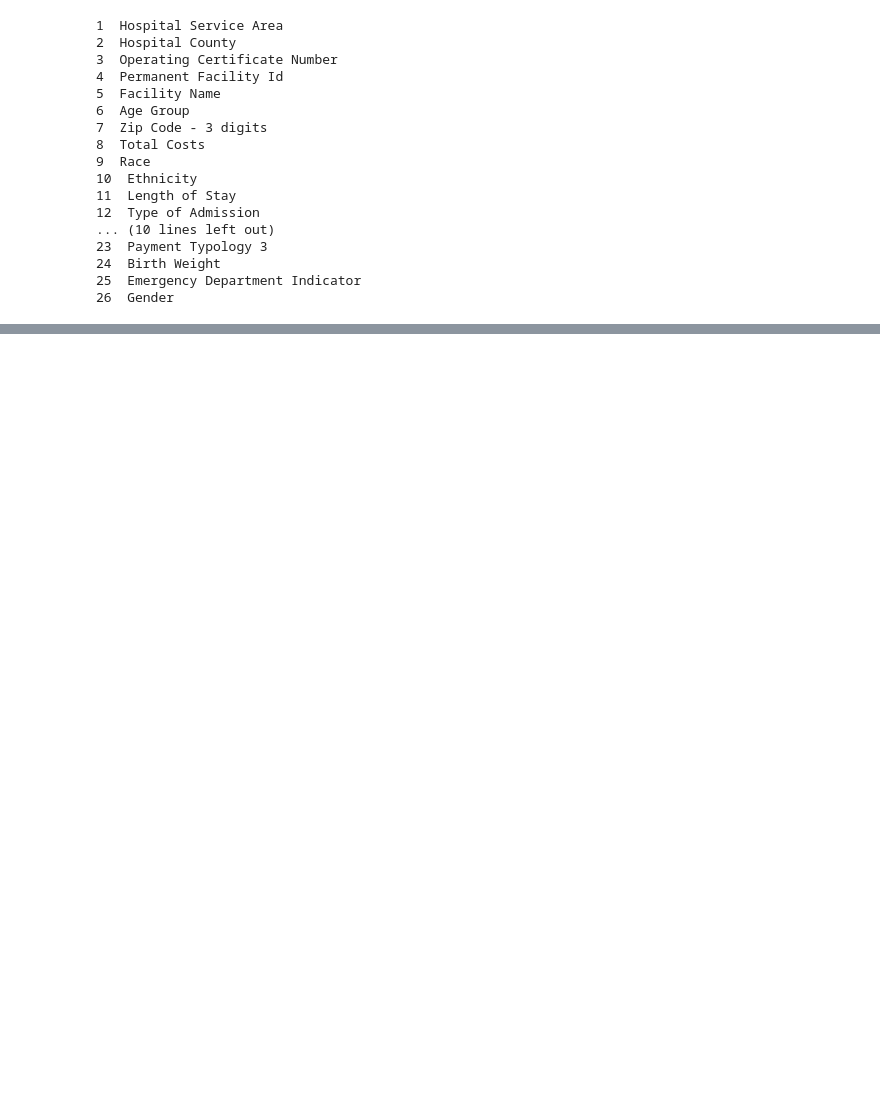
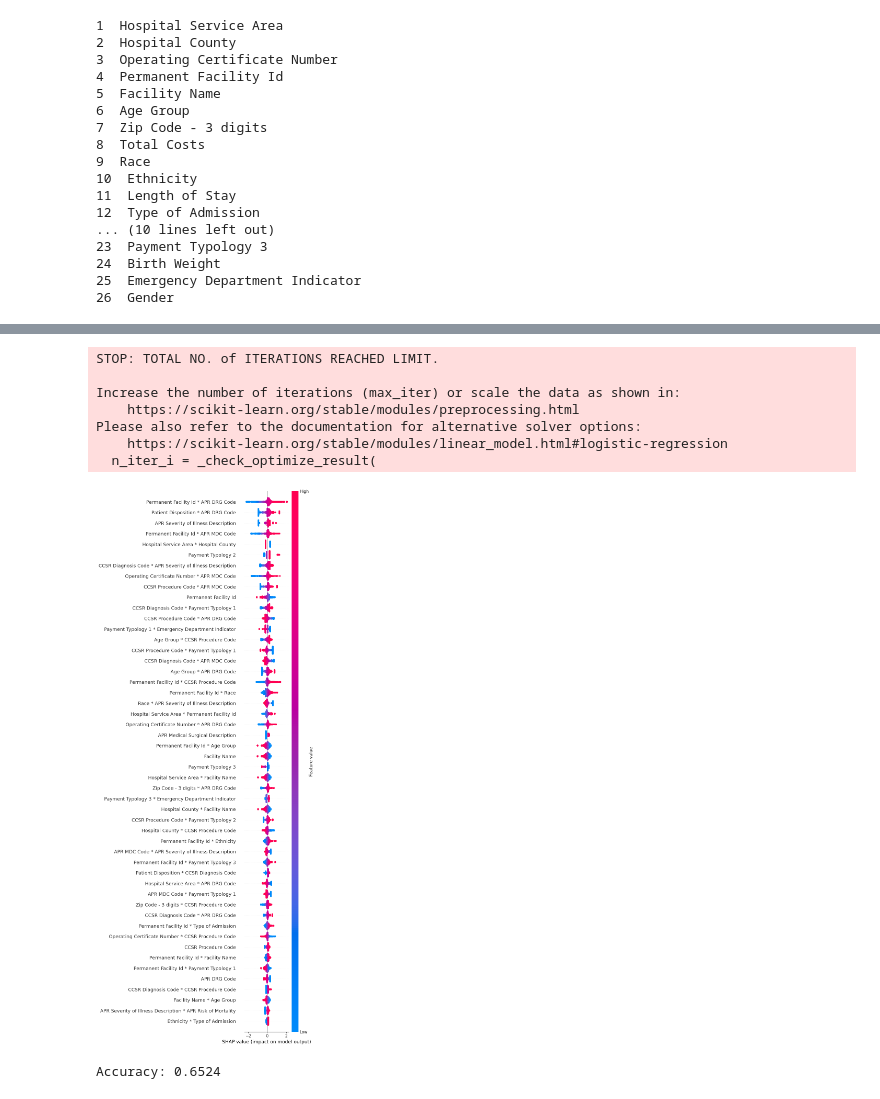
Before and after one commit to HemangSidana/COL-774-A1.2, a Jupyter notebook: anova.ipynb, the cells around one changed output, grey strips where cells are left out. Saved outputs shown, nothing was run; the diff lists cells and outputs as text; code cells hidden in the pictures; blank space fills up the shorter version.

```diff
--- a/anova.ipynb
+++ b/anova.ipynb
@@ -205,0 +174,64 @@ for index in selected_features:
+# %%
+import numpy as np
+
+def compute_target_encoding(X, y, cat_ind):
+    encoding_maps = {}
+    global_mean = np.mean(y)
+    for idx in cat_ind:
+        unique_values = np.unique(X[:, idx])
+        category_means = np.array([np.mean(y[X[:, idx] == value]) for value in unique_values])
+        category_counts = np.array([np.sum(X[:, idx] == value) for value in unique_values])
+
+        # Apply smoothing
+        alpha = 100  # Adjust as needed
+        smoothed_means = (category_means * category_counts + global_mean * alpha) / (category_counts + alpha)
+        encoding_maps[idx] = dict(zip(unique_values, smoothed_means))
+
+    return encoding_maps
+
+
+def apply_target_encoding(X, encoding_maps):
+    X_encoded = np.copy(X)
+    for idx, encoding_map in encoding_maps.items():
+        X_encoded[:, idx] = np.array([encoding_map.get(value, 0) for value in X[:, idx]])
+    return X_encoded
+
+# Compute target encoding for interaction features
+interaction_indices = list(range(X_interaction.shape[1]))
+encoding_maps = compute_target_encoding(X_interaction, Y, interaction_indices)
+X_encoded = apply_target_encoding(X_interaction, encoding_maps)
+# %%
+from sklearn.preprocessing import StandardScaler
+
+scaler = StandardScaler()
+X_standardized = scaler.fit_transform(X_encoded)
+# %%
+import shap
+from sklearn.linear_model import LogisticRegression
+
+model = LogisticRegression()
+model.fit(X_standardized, Y)
+explainer = shap.LinearExplainer(model, X_standardized)
+shap_values = explainer.shap_values(X_standardized)
+
+# Plot SHAP summary plot
+shap.summary_plot(shap_values, X_standardized, feature_names=interaction_feature_names, max_display=50)
+# %% [output]
+STOP: TOTAL NO. of ITERATIONS REACHED LIMIT.
+
+Increase the number of iterations (max_iter) or scale the data as shown in:
+    https://scikit-learn.org/stable/modules/preprocessing.html
+Please also refer to the documentation for alternative solver options:
+    https://scikit-learn.org/stable/modules/linear_model.html#logistic-regression
+  n_iter_i = _check_optimize_result(
+[figure, added]
+# %%
+from sklearn.metrics import accuracy_score
+X_test = poly.fit_transform(X_test[:,cat_ind])
+X_test = apply_target_encoding(X_test, encoding_maps)
+X_test = scaler.transform(X_test)
+y_pred = model.predict(X_test)
+accuracy = accuracy_score(Y_test, y_pred)
+print(f"Accuracy: {accuracy:.4f}")
+# %% [output]
+Accuracy: 0.6524
```
Also changed, not shown: parts of 5 cells of this notebook, 6 other files.
